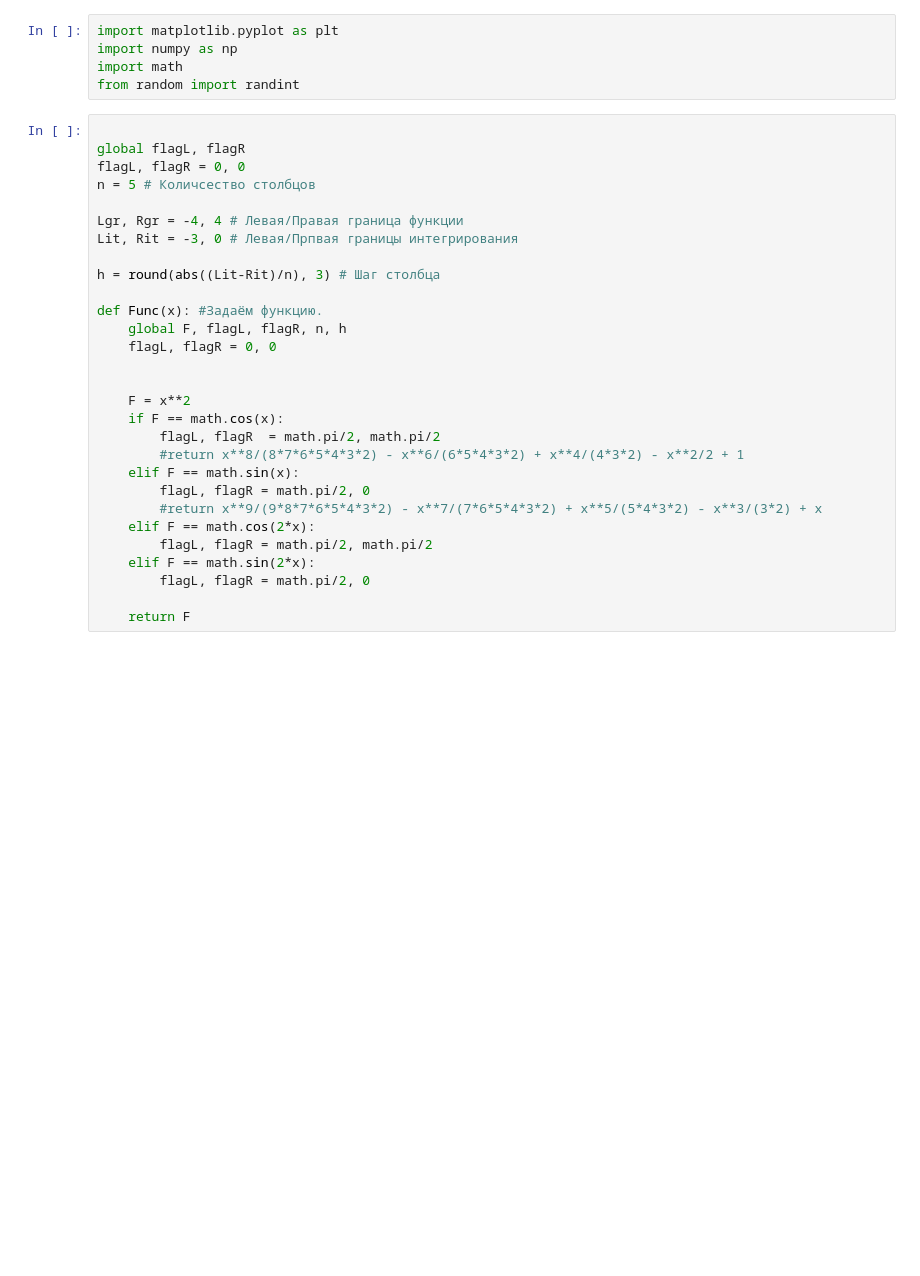
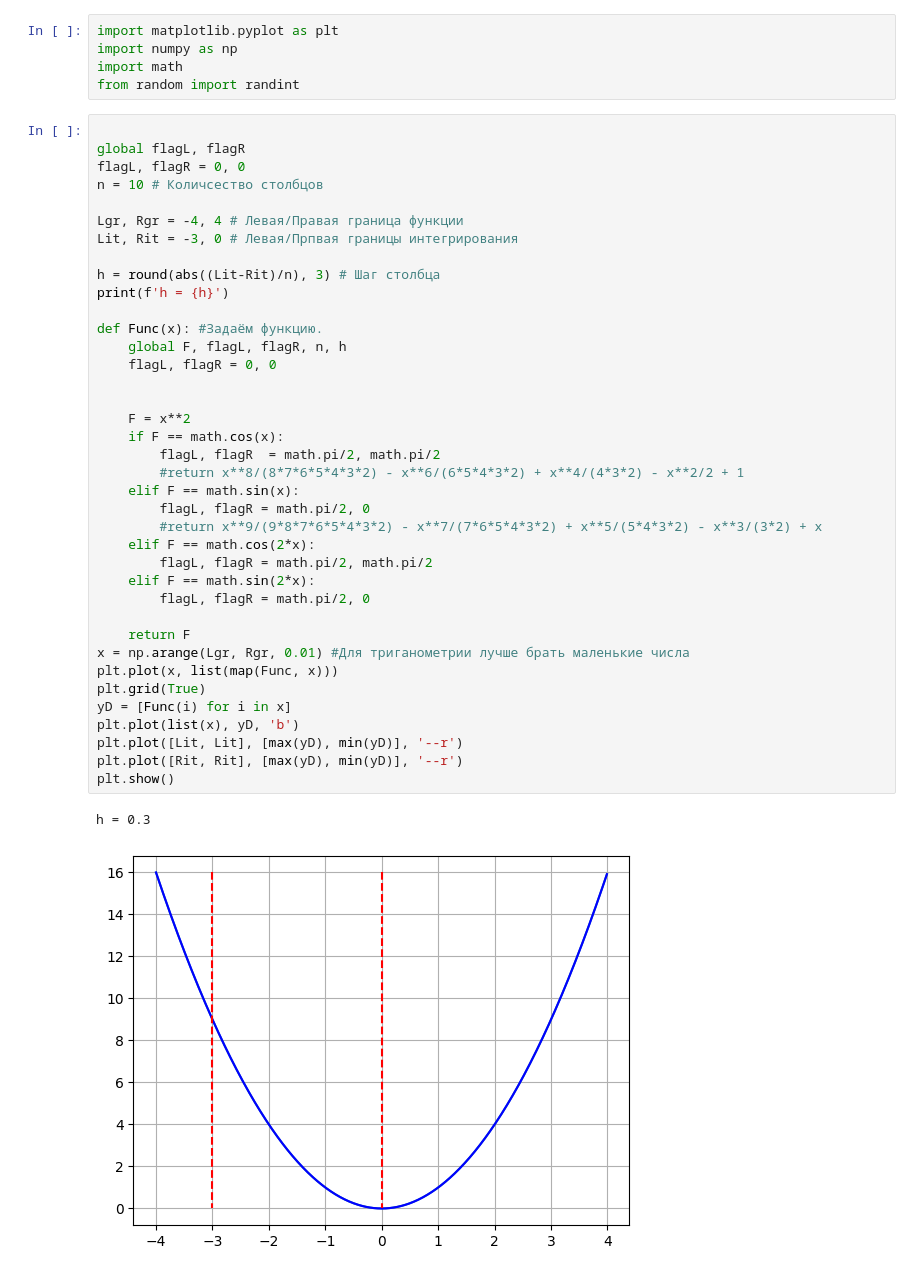
Before and after one commit to DaniilDI01/Labs, a Jupyter notebook: Laba1.2-MatAn.ipynb, the cells around one changed output. Cells and saved outputs as stored; diff of their text form; blank space fills up the shorter version.

```diff
--- a/Laba1.2-MatAn.ipynb
+++ b/Laba1.2-MatAn.ipynb
@@ -6,30 +6,42 @@ from random import randint
 # %%
 
 global flagL, flagR
 flagL, flagR = 0, 0
-n = 5 # Количсество столбцов
+n = 10 # Количсество столбцов
 
 Lgr, Rgr = -4, 4 # Левая/Правая граница функции
 Lit, Rit = -3, 0 # Левая/Прпвая границы интегрирования
 
 h = round(abs((Lit-Rit)/n), 3) # Шаг столбца
+print(f'h = {h}')
 
 def Func(x): #Задаём функцию.
     global F, flagL, flagR, n, h
     flagL, flagR = 0, 0
 
 
     F = x**2
     if F == math.cos(x):
         flagL, flagR  = math.pi/2, math.pi/2
         #return x**8/(8*7*6*5*4*3*2) - x**6/(6*5*4*3*2) + x**4/(4*3*2) - x**2/2 + 1
     elif F == math.sin(x):
         flagL, flagR = math.pi/2, 0
         #return x**9/(9*8*7*6*5*4*3*2) - x**7/(7*6*5*4*3*2) + x**5/(5*4*3*2) - x**3/(3*2) + x
     elif F == math.cos(2*x):
         flagL, flagR = math.pi/2, math.pi/2
     elif F == math.sin(2*x):
         flagL, flagR = math.pi/2, 0
 
     return F
+x = np.arange(Lgr, Rgr, 0.01) #Для триганометрии лучше брать маленькие числа
+plt.plot(x, list(map(Func, x)))
+plt.grid(True)
+yD = [Func(i) for i in x]
+plt.plot(list(x), yD, 'b')
+plt.plot([Lit, Lit], [max(yD), min(yD)], '--r')
+plt.plot([Rit, Rit], [max(yD), min(yD)], '--r')
+plt.show()
+# %% [output]
+h = 0.3
+[figure, added]
 # %%
```
Also changed, not shown: parts of 3 cells of this notebook.
